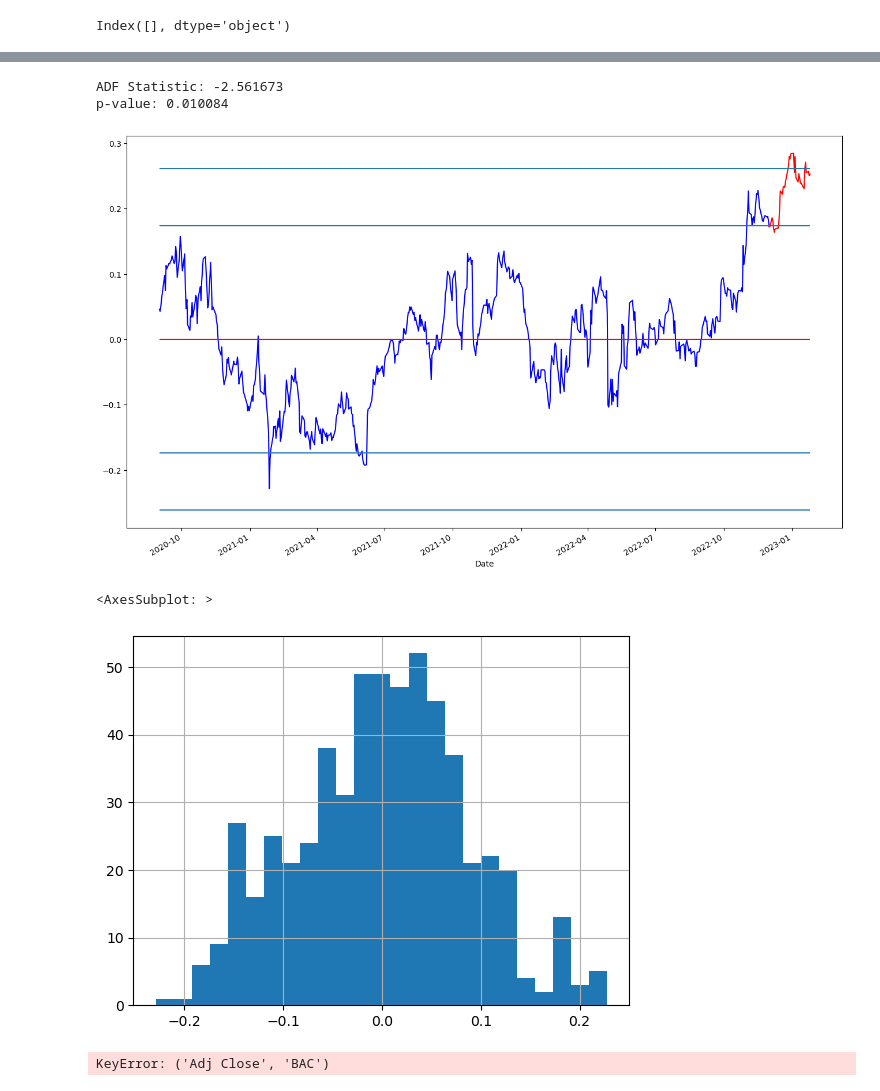
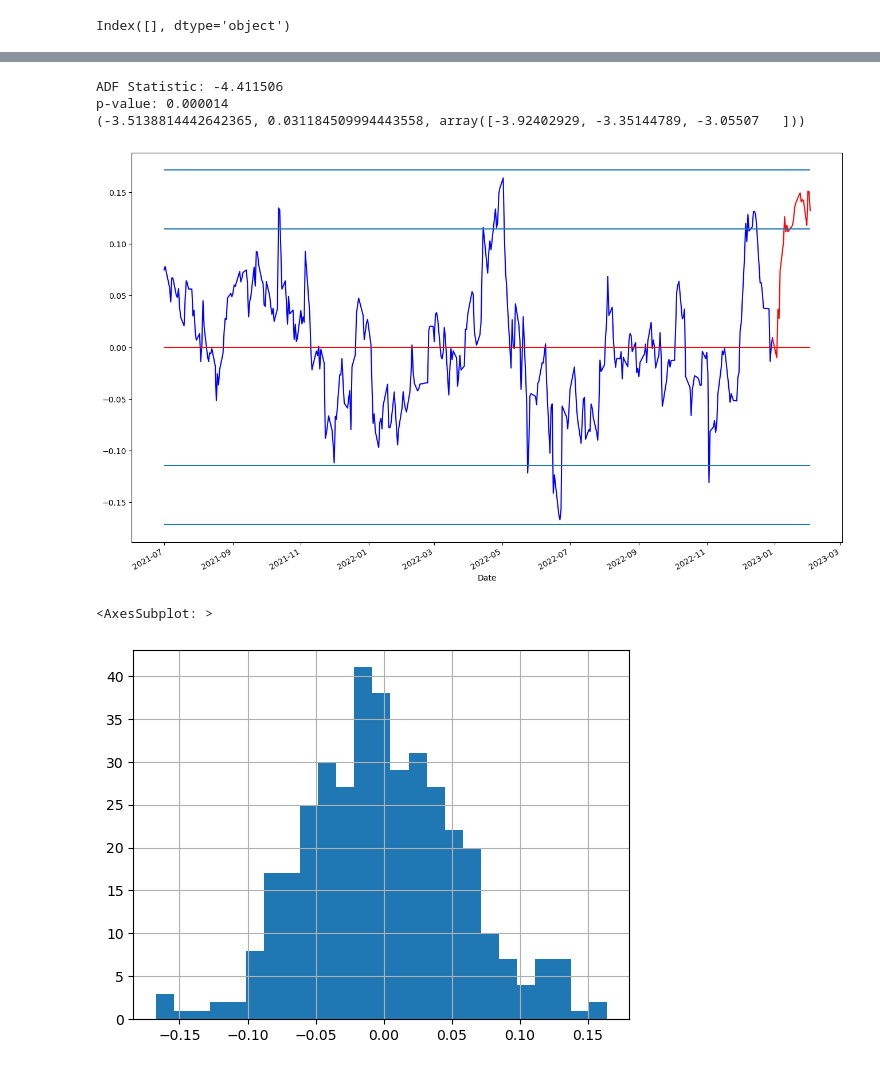
Before and after one commit to shishanconcordia/pairs_trading, a Jupyter notebook: pair_trading.ipynb, the cells around one changed output, grey strips where cells are left out. Saved outputs shown, nothing was run; the diff lists cells and outputs as text; code cells hidden in the pictures.

```diff
--- a/pair_trading.ipynb
+++ b/pair_trading.ipynb
@@ -20,5 +13,5 @@ tickers.shape
 # %%
-raw = yf.download(tk_ls, interval= '1d', start= '2012-01-01', end='2022-10-31', show_errors=True, progress=False)
+raw = yf.download(tk_ls, interval= '1d', start= '2018-01-01', end='2022-12-31', show_errors=True, progress=False)
 
 # # raw = pd.read_csv('stock_raw.csv')
 # dt = np.log(raw.loc[:,'Adj Close'])
@@ -30,7 +23,7 @@ raw = yf.download(tk_ls, interval= '1d', start= '2012-01-01', end='2022-10-31',
 - BRK.B: No timezone found, symbol may be delisted
 - BF.B: No data found for this date range, symbol may be delisted
 # %%
-col_100 = raw['Adj Close'].columns[raw['Adj Close'].isna().sum()>0].tolist() + ['BDX']
+col_100 = raw['Adj Close'].columns[raw['Adj Close'].isna().sum()>0].tolist() #+ ['BDX']
 # %%
 dt = raw['Adj Close'].drop(col_100, axis = 1).iloc[:-1, :]
 dt = dt.drop(dt.columns[dt.isna().sum()>0].tolist(), axis = 1)
@@ -49,4 +41,4 @@ adf_dt = np.log(dt).diff().iloc[1:,]
 adf_rst = adf_dt.apply(lambda x: adfuller(x)[0], axis = 0).sort_values()
 # adf_rst
 # %%
-ind = adf_rst.loc[adf_rst < -10].index.tolist()
+ind = adf_rst.loc[adf_rst < -7].index.tolist()
@@ -124,5 +111,5 @@ len(candidates)
 # %%
 
 # dt = raw
-dt = yf.download(train.columns.tolist(), interval= '1d', start= '2019-01-01', end='2022-10-31', show_errors=True, progress=True)
+dt = yf.download(train.columns.tolist(), interval= '1d', start= '2020-01-01', end='2022-12-31', show_errors=True, progress=True)
 # %% [output]
@@ -265,10 +255,12 @@ BH_test(ls, q=0.1)
 # %%
-x1, x2 = 'KDP', 'ORLY'
+x1, x2 = 'bac', 'mgm'
 # 'GEN', 'UDR'
 # 'ES', 'O'
 # 'INCY', 'OKE'
-rst, dt, test_X, test_rst = show_pairs(x1=x1, x2=x2,start= '2020-09-01', end= '2022-12-01', plotting=True, intv='1d', isConstant=True)
+rst, dt, test_X, test_rst = show_pairs(x1=x1, x2=x2,start= '2021-07-01', end= '2022-12-30', plotting=True, intv='1d', isConstant=True)
 adf_rst(rst.resid.values)
+tt = np.log(dt.loc[:, 'Adj Close'])
+print(ts.coint(tt.iloc[:, 0], tt.iloc[:, 1]))
 
 plt.figure(figsize=(16, 10))
 (rst.resid).plot(color= 'blue')
@@ -303,9 +295,8 @@ Notes:
-ADF Statistic: -2.561673
-p-value: 0.010084
+ADF Statistic: -4.411506
+p-value: 0.000014
+(-3.5138814442642365, 0.031184509994443558, array([-3.92402929, -3.35144789, -3.05507   ]))
-[figure, old version]
+[figure, new version]
 <AxesSubplot: >
-[figure, old version]
+[figure, new version]
 # %%
-(dt.loc[:, ('Adj Close', 'BAC')] - dt.loc[:, ('Adj Close', 'MGM')]).plot(figsize = (25, 10))
+# (dt.loc[:, ('Adj Close', 'NUE')] - dt.loc[:, ('Adj Close', 'IRM')]).plot(figsize = (25, 10))
-# %% [output]
-KeyError: ('Adj Close', 'BAC')
```
Also changed, not shown: parts of 15 cells of this notebook, 2 other files.
